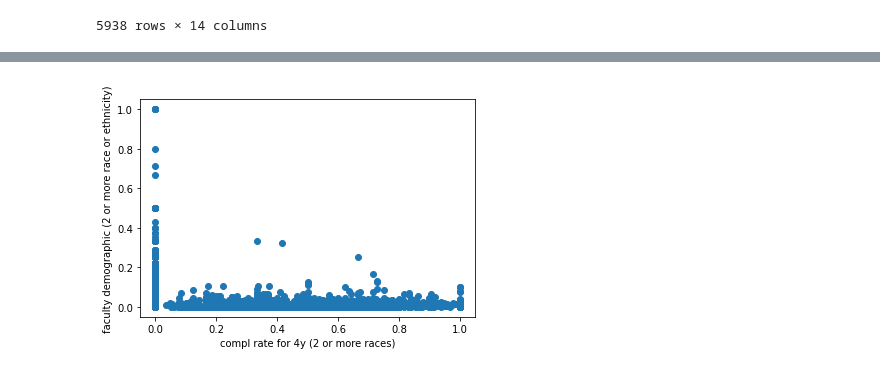
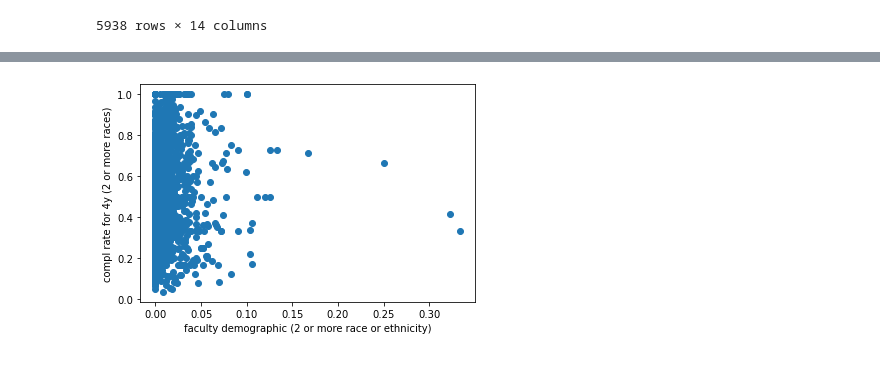
Before and after one commit to beccasolomon22/Student-Social-Analysis, a Jupyter notebook: DOE_Analysis_graphs.ipynb, the cells around one changed output, grey strips where cells are left out. Drawn from its saved outputs; the diff is of its cells as text; code cells hidden in the pictures.

```diff
--- a/DOE_Analysis_graphs.ipynb
+++ b/DOE_Analysis_graphs.ipynb
@@ -94,0 +116,4 @@ plt.show()
+# %%
+stud_fac_2 = stud_fac[['compl rate for 4y (2 or more races)', 'faculty demographic (2 or more race or ethnicity)']]
+stud_fac_2.drop(stud_fac_2[stud_fac_2['compl rate for 4y (2 or more races)'] == 0].index, inplace = True)
+stud_fac_2
@@ -95,11 +139,11 @@ plt.show()
 # %%
-stu_info = stud_fac['compl rate for 4y (2 or more races)']
+stu_info = stud_fac_2['compl rate for 4y (2 or more races)']
 # stud_fac.loc[(stud_fac["compl rate for 4y (white)"]>0) & (stud_fac["faculty demographic (white)"]>0)
-fac_info = stud_fac["faculty demographic (2 or more race or ethnicity)"]
-plt.scatter(stu_info,fac_info)
+fac_info = stud_fac_2["faculty demographic (2 or more race or ethnicity)"]
+plt.scatter(fac_info, stu_info)
 # plt.xticks(stu_info, rotation=90)
-plt.xlabel('compl rate for 4y (2 or more races)')
-plt.ylabel('faculty demographic (2 or more race or ethnicity)')
+plt.ylabel('compl rate for 4y (2 or more races)')
+plt.xlabel('faculty demographic (2 or more race or ethnicity)')
 plt.show()
 # %% [output]
-[figure, old version]
+[figure, new version]
```
Also changed, not shown: parts of 15 cells of this notebook, 9 other files.
